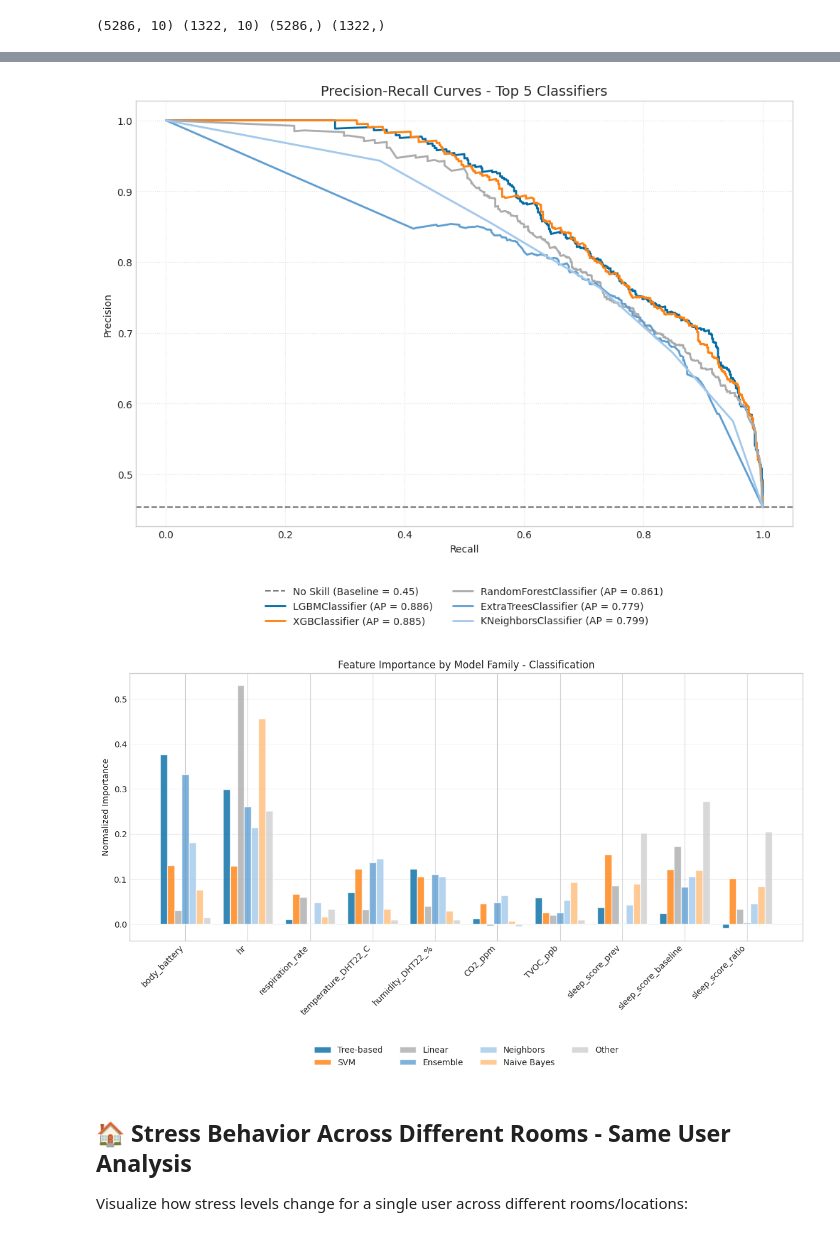
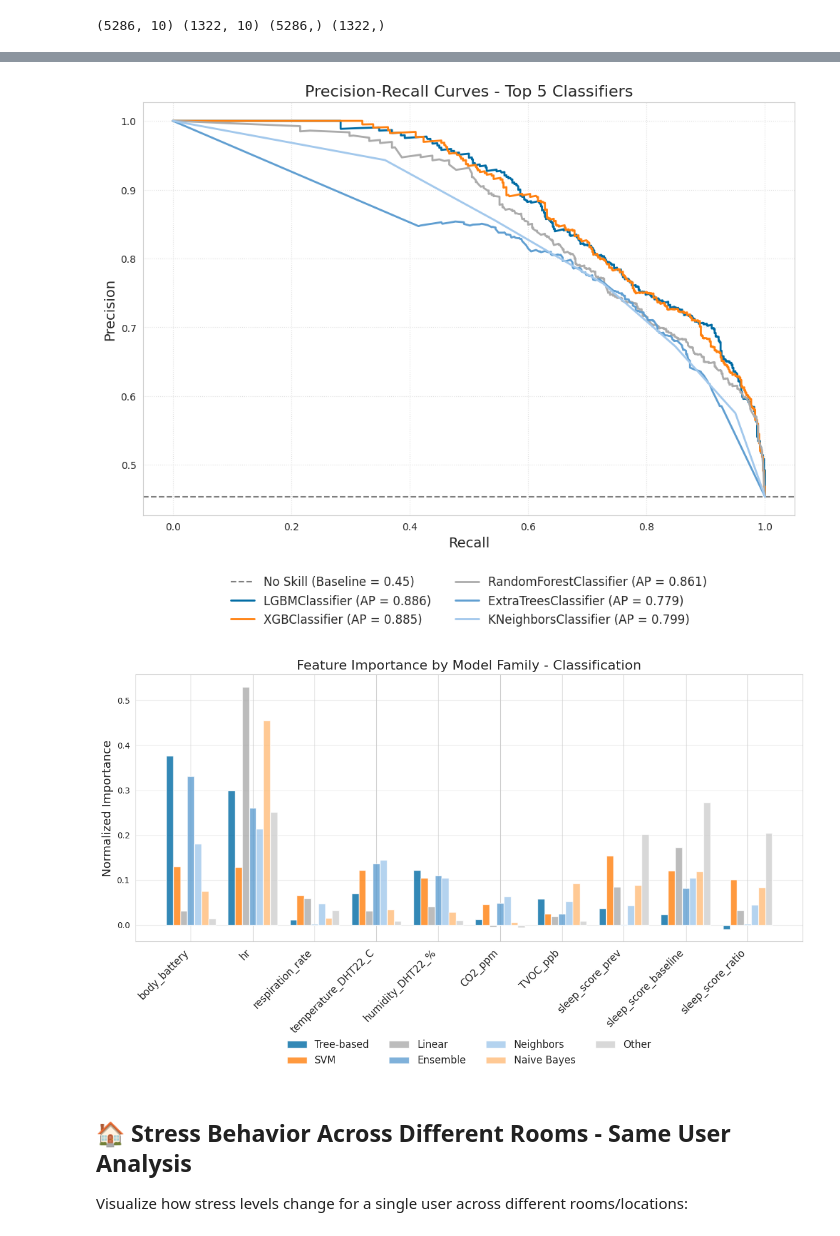
Before and after one commit to ClaudiaGalantino/eda-architecture, a Jupyter notebook: data_analysis/notebooks/model_training_classification.ipynb, the cells around one changed output, grey strips where cells are left out. Saved outputs shown, nothing was run; the diff lists cells and outputs as text; code cells hidden in the pictures.

Commit message:
Implement code changes to enhance plot visualization

```diff
--- a/data_analysis/notebooks/model_training_classification.ipynb
+++ b/data_analysis/notebooks/model_training_classification.ipynb
@@ -480,7 +480,7 @@ for idx, model_name in enumerate(top_5_models):
     cm = confusion_matrix(y_test, y_pred)
 
     sns.heatmap(cm, annot=True, fmt='d', cmap='Blues', ax=axes[idx], cbar=False)
-    axes[idx].set_title(model_name, fontsize=10)
+    axes[idx].set_title(model_name, fontsize=12)
     axes[idx].set_ylabel('True Label')
     axes[idx].set_xlabel('Predicted Label')
 
@@ -586,12 +586,12 @@ top_N_models = scores.head(N).index.tolist()
 sns.set_style("whitegrid")
 plt.rcParams['font.family'] = 'sans-serif'
 
-fig, axes = plt.subplots(2, 3, figsize=(35, 19))
+fig, axes = plt.subplots(2, 3, figsize=(37, 20))
 axes = axes.flatten()
 
-title_size = 26
-label_size = 23
-tick_size = 20
+title_size = 28
+label_size = 25
+tick_size = 22
 bar_color = "#007ACC"
 
 # Harmonize the scales
@@ -717,17 +717,17 @@ for idx, model_name in enumerate(top_N_models):
             color=colors_pr[idx % len(colors_pr)], linewidth=2)
 
 # Formatting and Details
-ax.set_xlabel('Recall')
-ax.set_ylabel('Precision')
-ax.set_title('Precision-Recall Curves - Top 5 Classifiers', fontsize=14)
-ax.legend(loc='upper center', bbox_to_anchor=(0.5, -0.12), ncol=2, frameon=False)
+ax.set_xlabel('Recall', fontsize=14)
+ax.set_ylabel('Precision', fontsize=14)
+ax.set_title('Precision-Recall Curves - Top 5 Classifiers', fontsize=16)
+ax.legend(loc='upper center', bbox_to_anchor=(0.5, -0.12), ncol=2, frameon=False, fontsize=12)
 ax.grid(True, linestyle=':', alpha=0.6)
 
 plt.tight_layout()
 plt.savefig((os.path.join(str(save_path), f'top_{N}_models_precision_recall_curves.pdf')), dpi=300, bbox_inches='tight')
 plt.show()
 # %% [output]
-[figure, old version]
+[figure, new version]
 # %%
 model_families_clf = {
     'Tree-based': ['ExtraTreesClassifier', 'RandomForestClassifier', 'GradientBoostingClassifier',
@@ -767,38 +767,38 @@ fig, axes = plt.subplots(1, figsize=(12, 8))
 
 ax1 = axes
 x_pos = np.arange(len(FEATURES))
 width = 0.8 / n_families
 
 for idx, (family, info) in enumerate(best_per_family_clf.items()):
     model_name = info['name']
     model = clf.models[model_name]
 
     if hasattr(model, "feature_importances_"):
         importances = model.feature_importances_
     elif hasattr(model, "coef_"):
         importances = np.abs(model.coef_[0])
     else:
         result = permutation_importance(model, X_test, y_test, n_repeats=5, random_state=42)
         importances = result.importances_mean
 
     importances = importances / importances.sum()
 
     offset = (idx - n_families/2) * width + width/2
     # Apply discrete color selection
     ax1.bar(x_pos + offset, importances, width, label=f'{family}',
             color=colors_feat[idx % len(colors_feat)], alpha=0.8)
 
-ax1.set_ylabel('Normalized Importance')
-ax1.set_title('Feature Importance by Model Family - Classification')
+ax1.set_ylabel('Normalized Importance', fontsize=14)
+ax1.set_title('Feature Importance by Model Family - Classification', fontsize=16)
 ax1.set_xticks(x_pos)
-ax1.set_xticklabels(FEATURES, rotation=45, ha='right')
-ax1.legend(bbox_to_anchor=(0.5, -0.5), loc='lower center', ncol=4, frameon=False)
+ax1.set_xticklabels(FEATURES, rotation=45, ha='right', fontsize=12)
+ax1.legend(bbox_to_anchor=(0.5, -0.5), loc='lower center', ncol=4, frameon=False, fontsize=12)
 ax1.grid(axis='y', alpha=0.3)
 plt.tight_layout()
 plt.savefig((os.path.join(str(save_path), f'feature_importance_by_family_classification.pdf')), dpi=300, bbox_inches='tight')
 plt.show()
 # %% [output]
-[figure, old version]
+[figure, new version]
 # %% [markdown]
 ## 🏠 Stress Behavior Across Different Rooms - Same User Analysis
 
```
Also changed, not shown: parts of 12 cells of this notebook.
